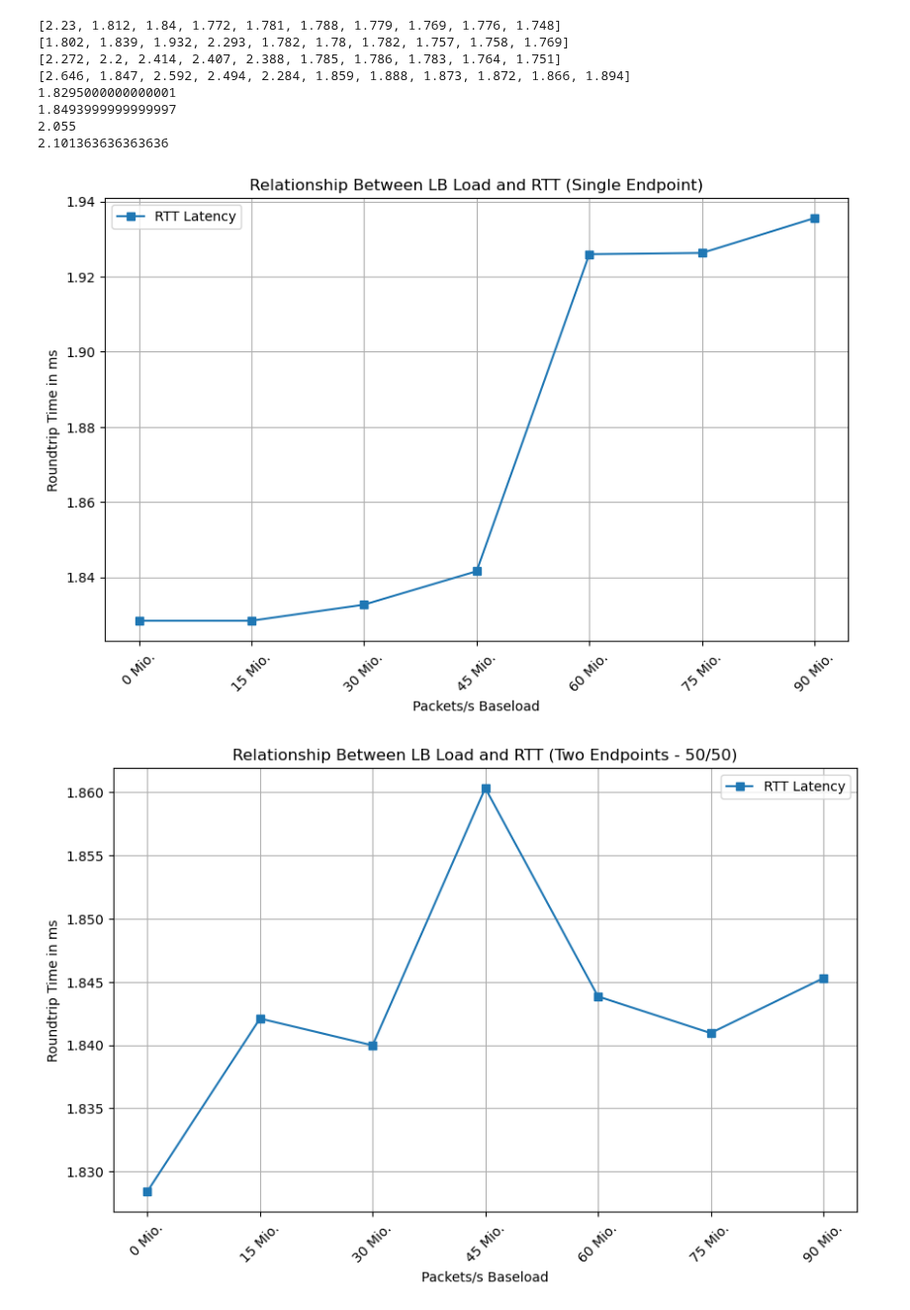
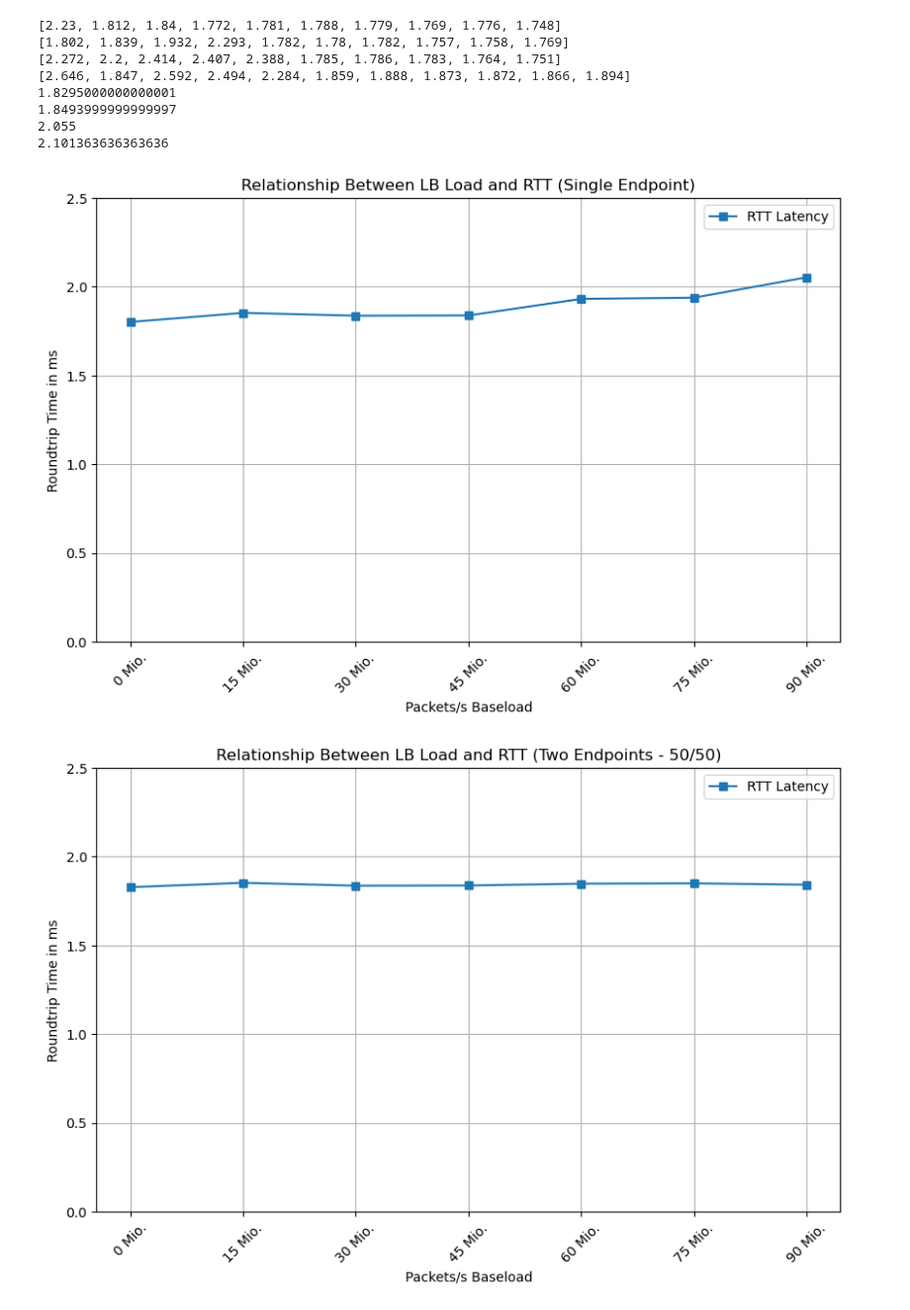
Before and after one commit to gespel/Bachelorarbeit, a Jupyter notebook: notebooks/latency.ipynb, the cells around one changed output. Shown at 99% size. Cells and saved outputs as stored; diff of their text form; code cells hidden in the pictures.

Commit message:
added latency graphs

```diff
--- a/notebooks/latency.ipynb
+++ b/notebooks/latency.ipynb
@@ -47,8 +47,10 @@ import matplotlib.pyplot as plt
 
 #x = [0, 15000000, 30000000, 45000000, 60000000, 75000000, 90000000]
 x = [0, 15000000, 30000000, 45000000, 60000000, 75000000, 90000000]
-y = [1.828419, 1.828416, 1.832698, 1.841591, 1.925969, 1.926301, 1.935571]
+y = [1.801528, 1.853107, 1.836979, 1.838533, 1.931609, 1.938372, 2.053371]
 plt.figure(figsize=(10, 6))
+plt.ylim(0, 2.5)
+
 plt.plot(x, y, "-s", label="RTT Latency")
 plt.title("Relationship Between LB Load and RTT (Single Endpoint)")
 plt.xlabel("Packets/s Baseload")
@@ -58,23 +60,24 @@ plt.legend()
 plt.grid(True)
 plt.show()
 # %% [output]
-[figure, old version]
+[figure, new version]
 # %%
 import matplotlib.pyplot as plt
 
 x = [0, 15000000, 30000000, 45000000, 60000000, 75000000, 90000000]
-y = [1.828419, 1.842099, 1.839976, 1.860329, 1.843853, 1.840948, 1.845290]
+y = [1.828419, 1.852950, 1.836671, 1.837798, 1.848069, 1.850008, 1.842234]
 plt.figure(figsize=(10, 6))
 plt.grid(True)
+plt.ylim(0, 2.5)
 plt.plot(x, y, "-s", label="RTT Latency")
 plt.title("Relationship Between LB Load and RTT (Two Endpoints - 50/50)")
 plt.xlabel("Packets/s Baseload")
 plt.xticks(x, [str(int(val/1_000_000)) + " Mio." for val in x], rotation=45)
 plt.ylabel("Roundtrip Time in ms")
 plt.legend()
 plt.show()
 # %% [output]
-[figure, old version]
+[figure, new version]
 # %%
 import matplotlib.pyplot as plt
 
```
Also changed, not shown: parts of 1 cell of this notebook.
